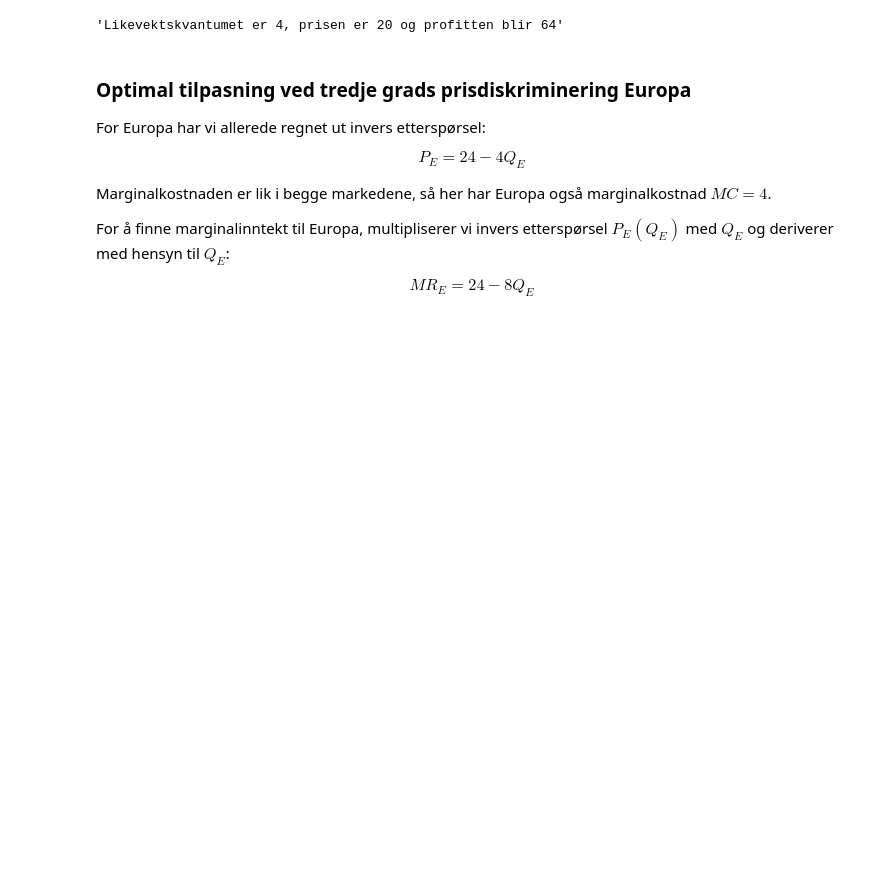
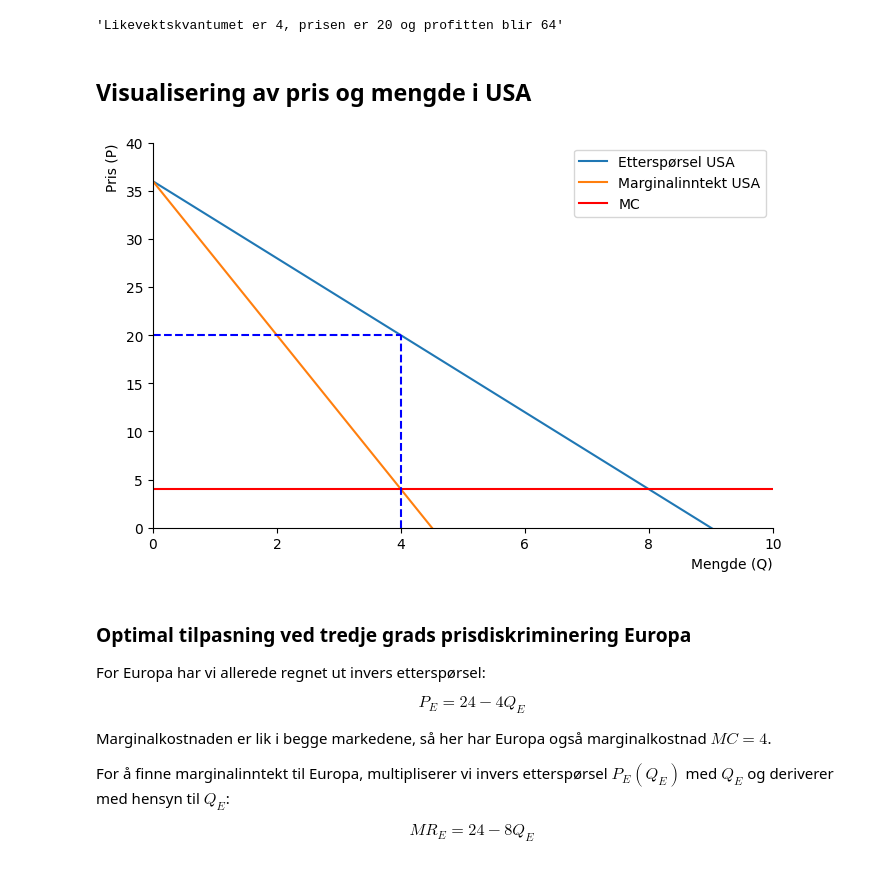
Before and after one commit to DanielFabioG/SOK-2030-Seminar, a Jupyter notebook: Seminar2.ipynb, the cells around one changed output. Saved outputs shown, nothing was run; the diff lists cells and outputs as text; code cells hidden in the pictures; blank space fills up the shorter version.

```diff
--- a/Seminar2.ipynb
+++ b/Seminar2.ipynb
@@ -137,6 +137,46 @@ profitt_U = TR_U.subs(Q_U, likevekt_U_kv) - MC*likevekt_U_kv
 f'Likevektskvantumet er {likevekt_U_kv}, prisen er {likevekt_U_pris} og profitten blir {profitt_U}'
 # %% [output]
 'Likevektskvantumet er 4, prisen er 20 og profitten blir 64'
+# %% [markdown]
+## Visualisering av pris og mengde i USA
+# %%
+# Invers etterspørsel funksjon
+def invers(a,b,Q):
+    return a - (b*Q)
+# Marginalinntekt funksjon
+def MR(a,b,Q):
+    return a - (2*b*Q)
+
+Q = np.linspace(0, 40, 100)
+#funksjon for å skape akse
+def create_ax():
+                fig, ax = plt.subplots(figsize=(8, 5))
+                ax.set_ylabel('Pris (P)', loc='top', rotation=90)
+                ax.set_xlabel('Mengde (Q)', loc='right')
+                ax.spines['top'].set_color('none')
+                ax.spines['right'].set_color('none')
+                return fig, ax
+
+fig, ax = create_ax()
+
+# Plotter etterspørselskurven for USA
+ax.plot(Q, invers(36,4,Q), label='Etterspørsel USA')
+# Plotter marginalinntekten for USA
+ax.plot(Q, MR(36,4,Q), label='Marginalinntekt USA')
+# Plotter MC
+ax.axhline(y=4, color='r', label='MC')
+
+# Plotter likevektskvantumet
+ax.vlines(x=likevekt_U_kv, ymin=0, ymax=likevekt_U_pris, color='b', linestyle='--')
+# Plotter likevektsprisen
+ax.hlines(y=likevekt_U_pris, xmin=0, xmax=likevekt_U_kv, color='b', linestyle='--')
+
+ax.set(xlim=(0, 10))
+ax.set(ylim=(0, 40))
+
+ax.legend();
+# %% [output]
+[figure, added]
 # %% [markdown]
 ### Optimal tilpasning ved tredje grads prisdiskriminering Europa
 
```
Also changed, not shown: parts of 6 cells of this notebook.
